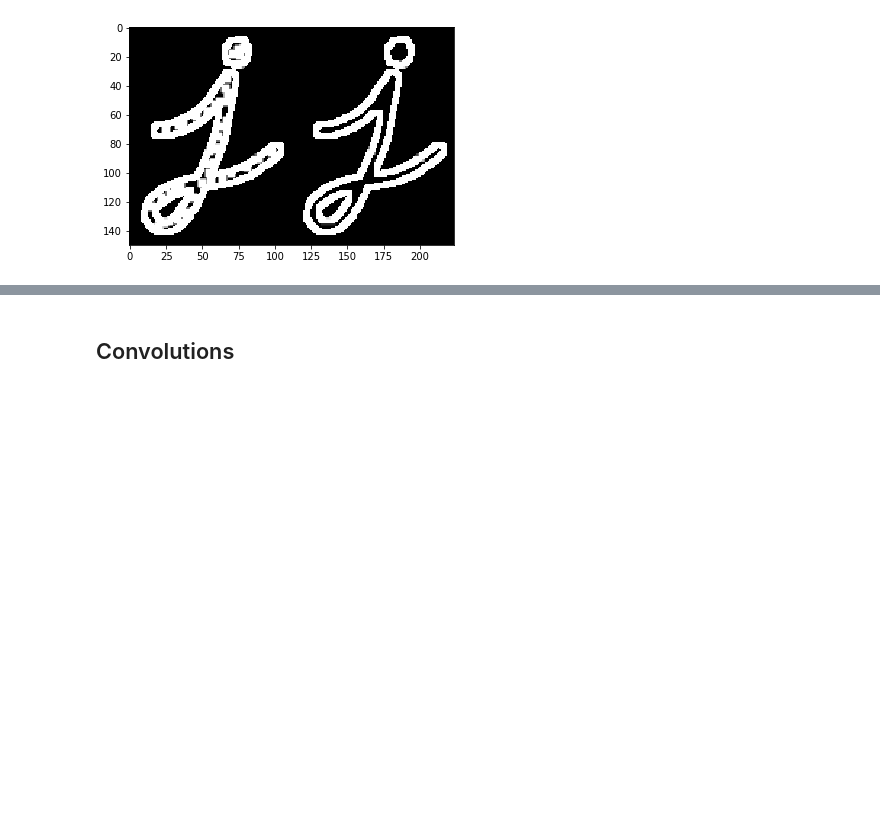
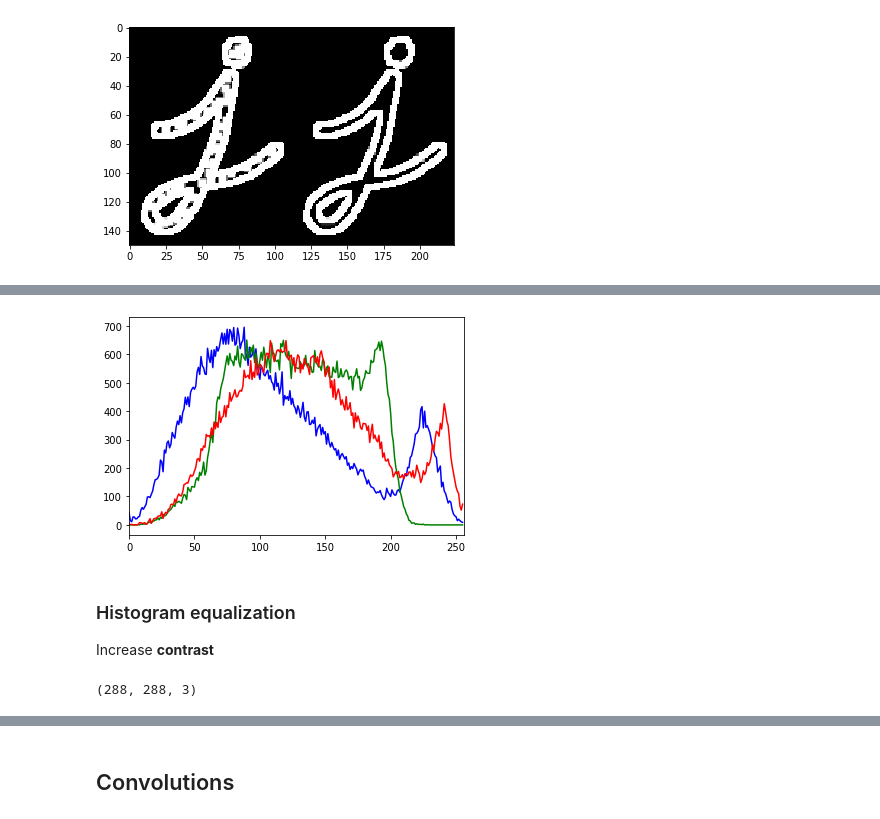
Before and after one commit to leandroohf/ds_pragmatic_programming, a Jupyter notebook: ds_pragmatic_computer_vision.ipynb, the cells around one changed output, grey strips where cells are left out. Saved outputs shown, nothing was run; the diff lists cells and outputs as text; code cells hidden in the pictures; blank space fills up the shorter version.

```diff
--- a/ds_pragmatic_computer_vision.ipynb
+++ b/ds_pragmatic_computer_vision.ipynb
@@ -334,0 +456,31 @@ plt.show()
+# %%
+def plot_rgb_histogram(img):
+
+    color = ('b','g','r')
+    for i,col in enumerate(color):
+
+        histr = cv2.calcHist([img],[i],None,[256],[0,256])
+
+        _ = plt.plot(histr,color = col);
+        _ = plt.xlim([0,256]);
+
+    plt.show()
+
+plot_rgb_histogram(img_raw)
+# %% [output]
+[figure, added]
+# %% [markdown]
+### Histogram equalization
+
+Increase **contrast**
+# %%
+# https://chrisalbon.com/machine_learning/preprocessing_images/enhance_contrast_of_greyscale_image/
+
+img_raw = cv2.imread('images/mandrill_colour.png')
+img_raw.shape
+gray = cv2.cvtColor(img_raw, cv2.COLOR_BGR2GRAY)
+
+# Enhance image
+image_enhanced = cv2.equalizeHist(gray)
+# %% [output]
+(288, 288, 3)
```
Also changed, not shown: parts of 13 cells of this notebook.
